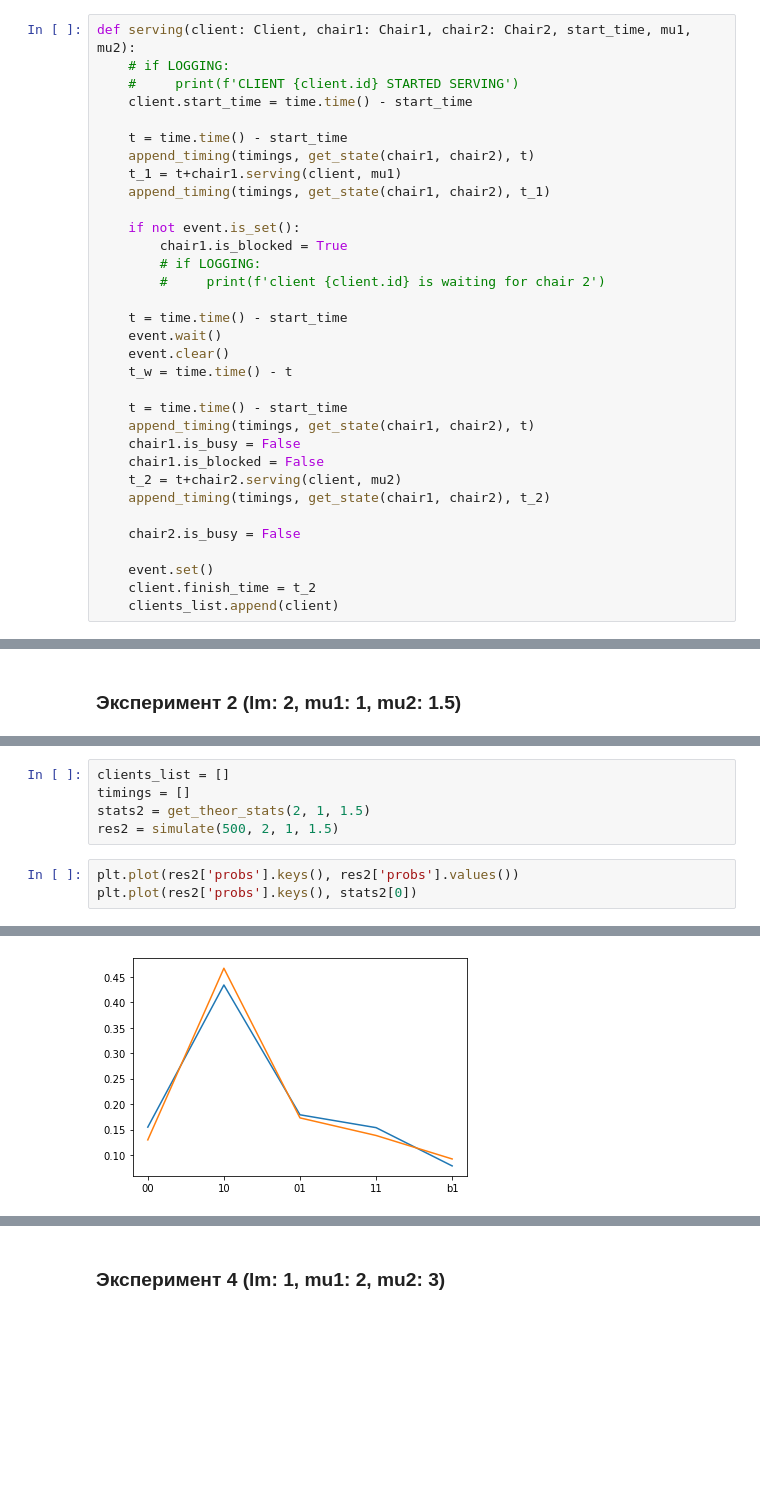
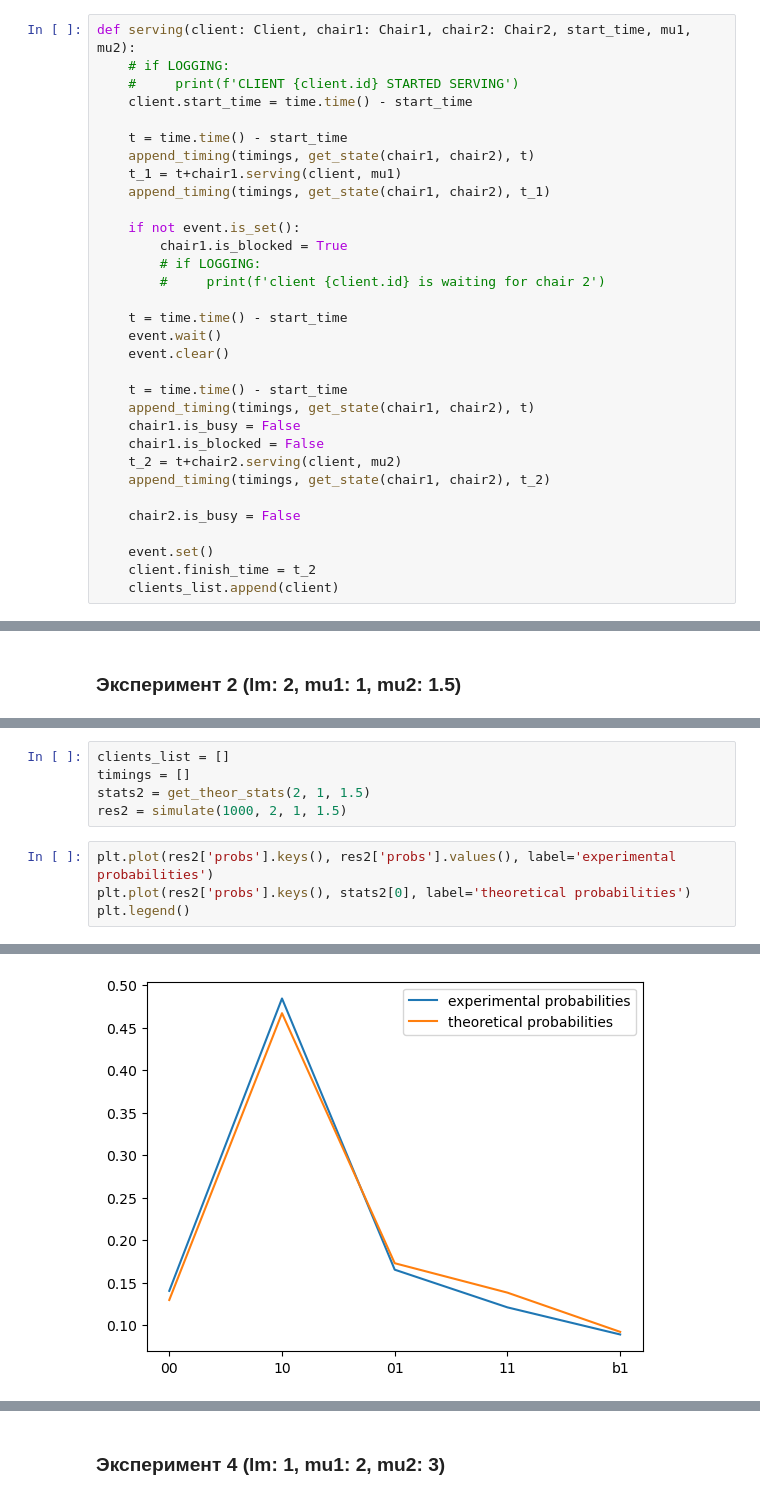
Before and after one commit to a13xbb/shoe-shine-shop, a Jupyter notebook: shop.ipynb, the cells around one changed output, grey strips where cells are left out. Drawn from its saved outputs; the diff is of its cells as text; blank space fills up the shorter version.

```diff
--- a/shop.ipynb
+++ b/shop.ipynb
@@ -99,7 +99,6 @@ def serving(client: Client, chair1: Chair1, chair2: Chair2, start_time, mu1, mu2
     t = time.time() - start_time
     event.wait()
     event.clear()
-    t_w = time.time() - t
 
     t = time.time() - start_time
     append_timing(timings, get_state(chair1, chair2), t)
@@ -261,8 +269,9 @@ plot_time_avg(res1, stats1)
 clients_list = []
 timings = []
 stats2 = get_theor_stats(2, 1, 1.5)
-res2 = simulate(500, 2, 1, 1.5)
+res2 = simulate(1000, 2, 1, 1.5)
 # %%
-plt.plot(res2['probs'].keys(), res2['probs'].values())
-plt.plot(res2['probs'].keys(), stats2[0])
+plt.plot(res2['probs'].keys(), res2['probs'].values(), label='experimental probabilities')
+plt.plot(res2['probs'].keys(), stats2[0], label='theoretical probabilities')
+plt.legend()
 # %% [output]
@@ -270,2 +279,2 @@ plt.plot(res2['probs'].keys(), stats2[0])
-[figure, old version]
+[figure, new version]
 # %%
```
Also changed, not shown: parts of 22 cells of this notebook.
